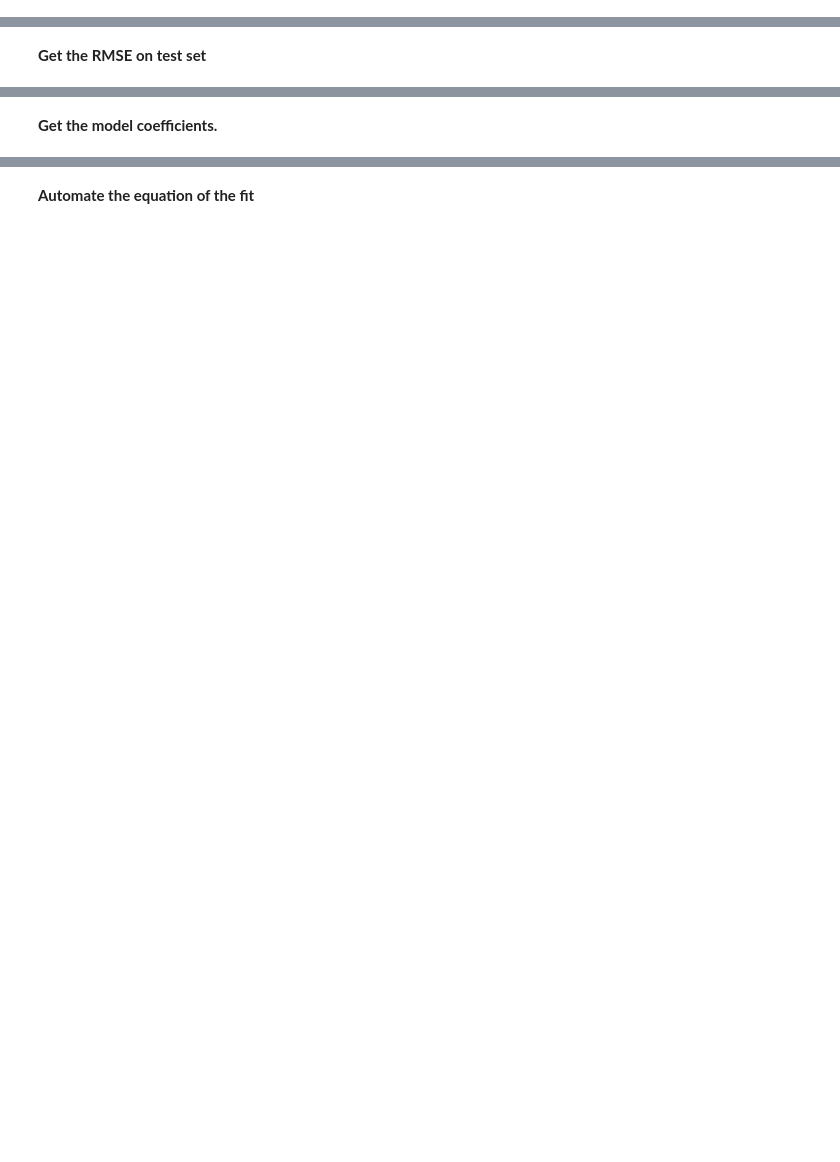
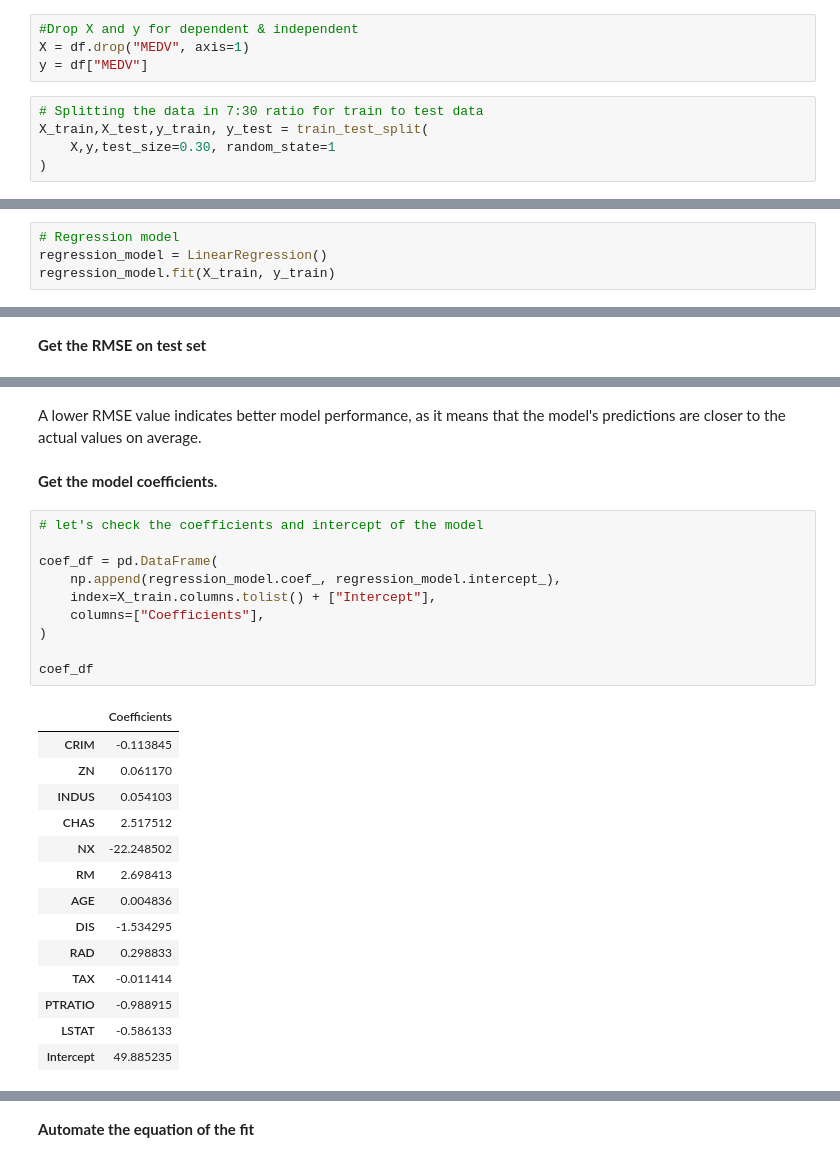
Before and after one commit to HunterKane/University-of-Texas-AI-ML-Projects-, a Jupyter notebook: Project 3 Housing Prediction Linear Regression/Project 3.ipynb, the cells around one changed output, grey strips where cells are left out. Cells and saved outputs as stored; diff of their text form; blank space fills up the shorter version.

```diff
--- a/Project 3 Housing Prediction Linear Regression/Project 3.ipynb
+++ b/Project 3 Housing Prediction Linear Regression/Project 3.ipynb
@@ -177,7 +174,20 @@ plt.show()
 ### Split the dataset
 
 Split the data into the dependent and independent variables, and further split it in a ratio of 70:30 for train and test sets.
+# %%
+#Drop X and y for dependent & independent
+X = df.drop("MEDV", axis=1)
+y = df["MEDV"]
+# %%
+# Splitting the data in 7:30 ratio for train to test data
+X_train,X_test,y_train, y_test = train_test_split(
+    X,y,test_size=0.30, random_state=1
+)
 # %% [markdown]
 ### Model Building
 # %% [markdown]
 **Fit the model to the training set**
+# %%
+# Regression model
+regression_model = LinearRegression()
+regression_model.fit(X_train, y_train)
@@ -192,2 +269,29 @@ Split the data into the dependent and independent variables, and further split i
+# %% [markdown]
+A lower RMSE value indicates better model performance, as it means that the model's predictions are closer to the actual values on average.
 # %% [markdown]
 **Get the model coefficients.**
+# %%
+# let's check the coefficients and intercept of the model
+
+coef_df = pd.DataFrame(
+    np.append(regression_model.coef_, regression_model.intercept_),
+    index=X_train.columns.tolist() + ["Intercept"],
+    columns=["Coefficients"],
+)
+
+coef_df
+# %% [output]
+|  | Coefficients |
+| CRIM | -0.113845 |
+| ZN | 0.061170 |
+| INDUS | 0.054103 |
+| CHAS | 2.517512 |
+| NX | -22.248502 |
+| RM | 2.698413 |
+| AGE | 0.004836 |
+| DIS | -1.534295 |
+| RAD | 0.298833 |
+| TAX | -0.011414 |
+| PTRATIO | -0.988915 |
+| LSTAT | -0.586133 |
+| Intercept | 49.885235 |
```
Also changed, not shown: parts of 37 cells of this notebook.
